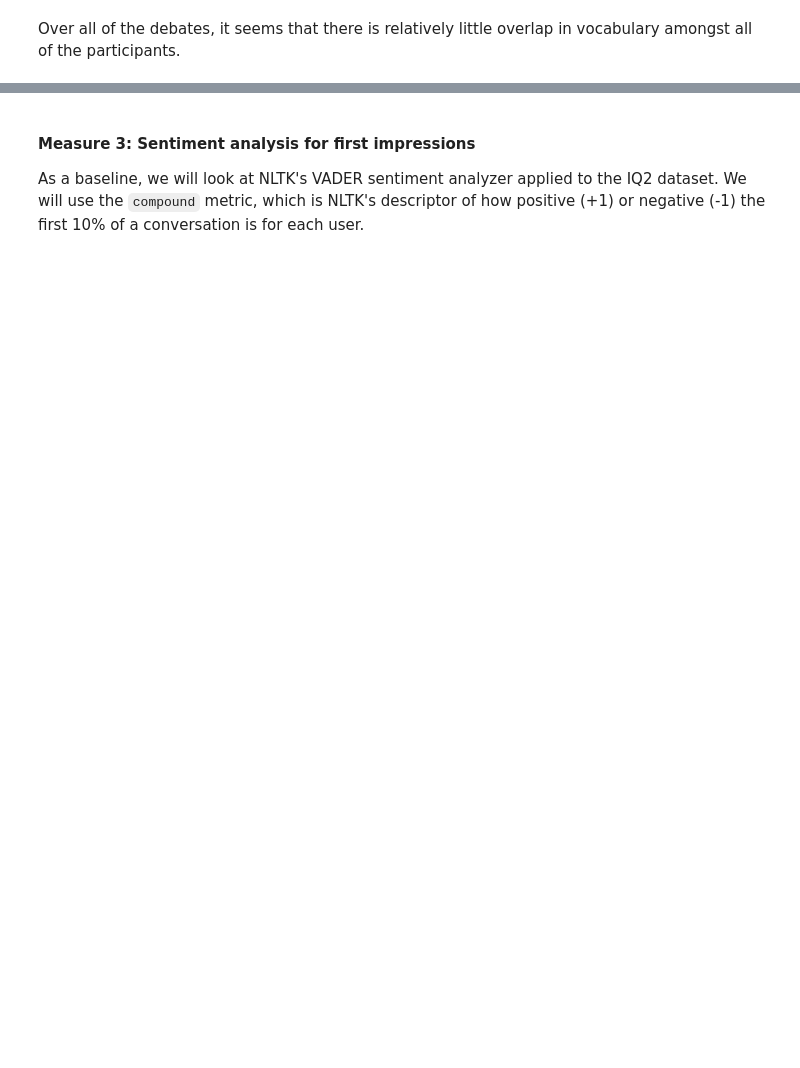
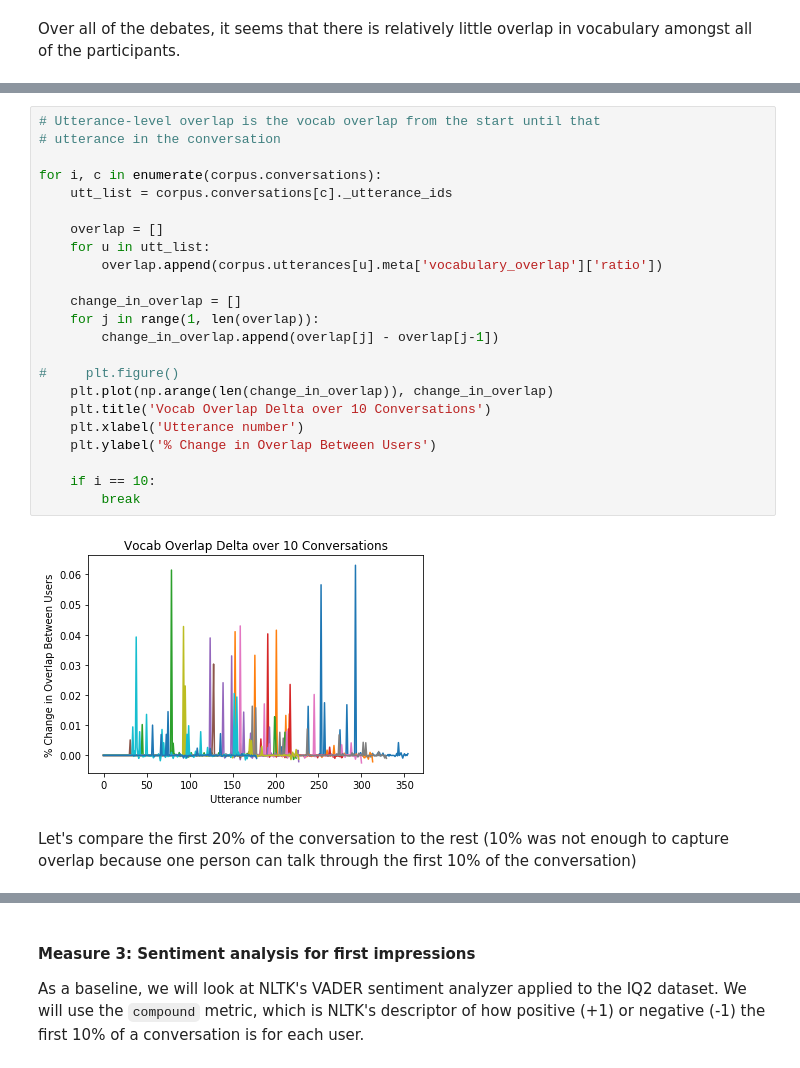
Before and after one commit to Gnome42/Cornell-Conversational-Analysis-Toolkit, a Jupyter notebook: datasets/switchboard-corpus/E3_data_analysis.ipynb, the cells around one changed output, grey strips where cells are left out. Saved outputs shown, nothing was run; the diff lists cells and outputs as text; blank space fills up the shorter version.

```diff
--- a/datasets/switchboard-corpus/E3_data_analysis.ipynb
+++ b/datasets/switchboard-corpus/E3_data_analysis.ipynb
@@ -268,0 +272,27 @@ Over all of the debates, it seems that there is relatively little overlap in voc
+# %%
+# Utterance-level overlap is the vocab overlap from the start until that
+# utterance in the conversation
+
+for i, c in enumerate(corpus.conversations):
+    utt_list = corpus.conversations[c]._utterance_ids
+
+    overlap = []
+    for u in utt_list:
+        overlap.append(corpus.utterances[u].meta['vocabulary_overlap']['ratio'])
+
+    change_in_overlap = []
+    for j in range(1, len(overlap)):
+        change_in_overlap.append(overlap[j] - overlap[j-1])
+
+#     plt.figure()
+    plt.plot(np.arange(len(change_in_overlap)), change_in_overlap)
+    plt.title('Vocab Overlap Delta over 10 Conversations')
+    plt.xlabel('Utterance number')
+    plt.ylabel('% Change in Overlap Between Users')
+
+    if i == 10:
+        break
+# %% [output]
+[figure, added]
+# %% [markdown]
+Let's compare the first 20% of the conversation to the rest (10% was not enough to capture overlap because one person can talk through the first 10% of the conversation)
```
Also changed, not shown: parts of 19 cells of this notebook.
